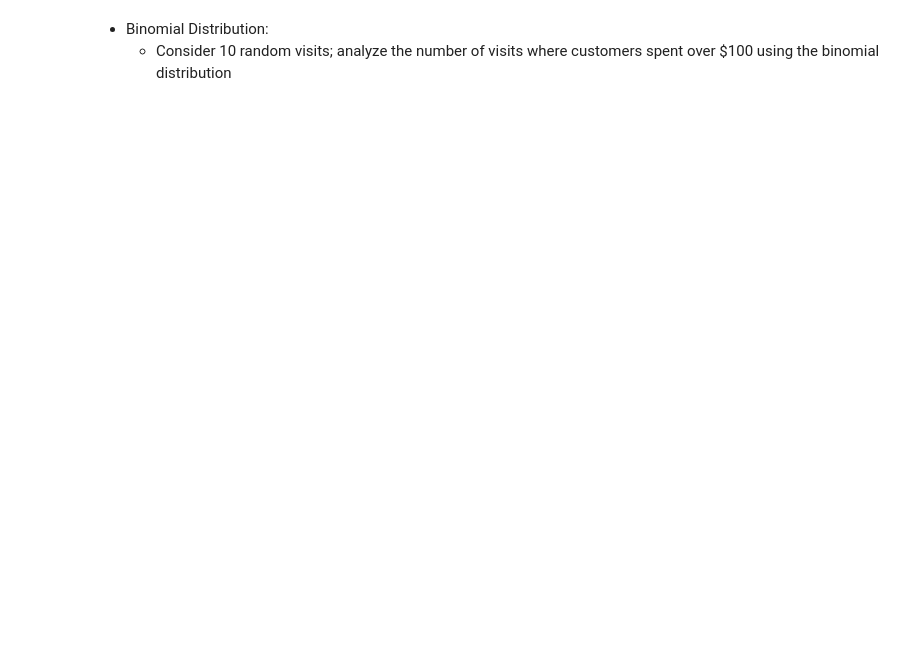
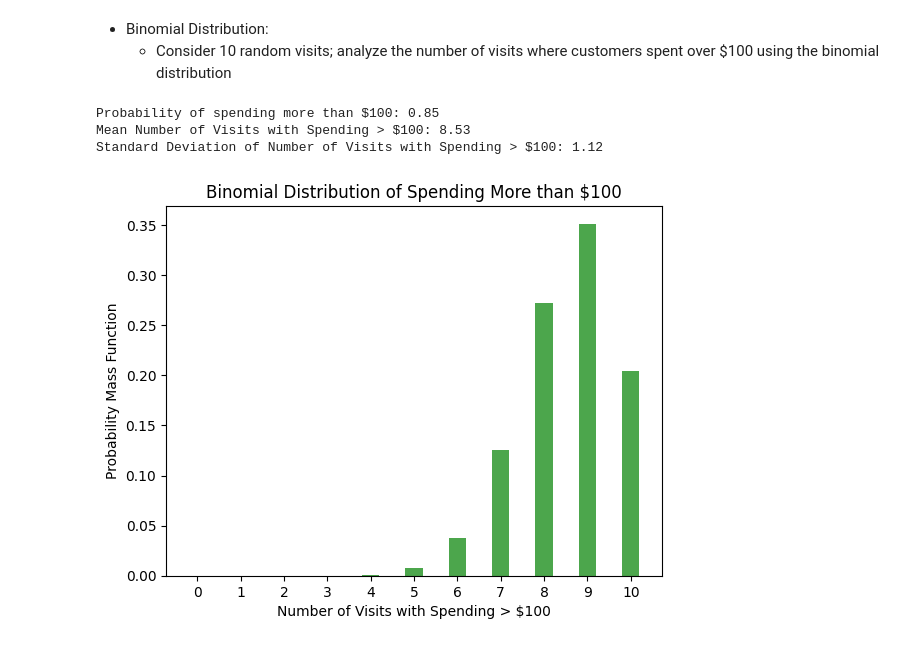
Before and after one commit to pkapoor2/PC-AIML, a Jupyter notebook: Applied Data Science with Python/class7/src/assistedPractice.ipynb, the cells around one changed output. Cells and saved outputs as stored; diff of their text form; code cells hidden in the pictures; blank space fills up the shorter version.

```diff
--- a/Applied Data Science with Python/class7/src/assistedPractice.ipynb
+++ b/Applied Data Science with Python/class7/src/assistedPractice.ipynb
@@ -91,3 +91,34 @@ Standard Deviation of Visit Duration: 31.72 minutes
 # %% [markdown]
 - Binomial Distribution:
   * Consider 10 random visits; analyze the number of visits where customers spent over $100 using the binomial distribution
+# %%
+import matplotlib.pyplot as plt
+import numpy as np
+from scipy.stats import binom
+
+# parameters to analyse binomial distribution of the number of visits where customers spending more than 100 $
+n = 10  # number of trials (visits)
+# compute probability of success (spending more than $100)
+p = data['Purchase_Amount'].gt(100).mean()
+print(f"Probability of spending more than $100: {p:.2f}")
+# compute the mean and standard deviation of the number of visits with spending > $100
+mean_spending = n * p
+std_spending = np.sqrt(n * p * (1 - p))
+print(f"Mean Number of Visits with Spending > $100: {mean_spending:.2f}")
+print(f"Standard Deviation of Number of Visits with Spending > $100: {std_spending:.2f}")
+# create an array of possible number of successes
+x = np.arange(0, n + 1)
+# calculate the binomial distribution
+binom_dist = binom.pmf(x, n, p)
+# plot the binomial distribution
+plt.bar(x, binom_dist, width=0.4, alpha=0.7, color='green')
+plt.title('Binomial Distribution of Spending More than $100')
+plt.xlabel('Number of Visits with Spending > $100')
+plt.ylabel('Probability Mass Function')
+plt.xticks(x)
+plt.show()
+# %% [output]
+Probability of spending more than $100: 0.85
+Mean Number of Visits with Spending > $100: 8.53
+Standard Deviation of Number of Visits with Spending > $100: 1.12
+[figure, added]
```
Also changed, not shown: parts of 7 cells of this notebook, 14 other files.
